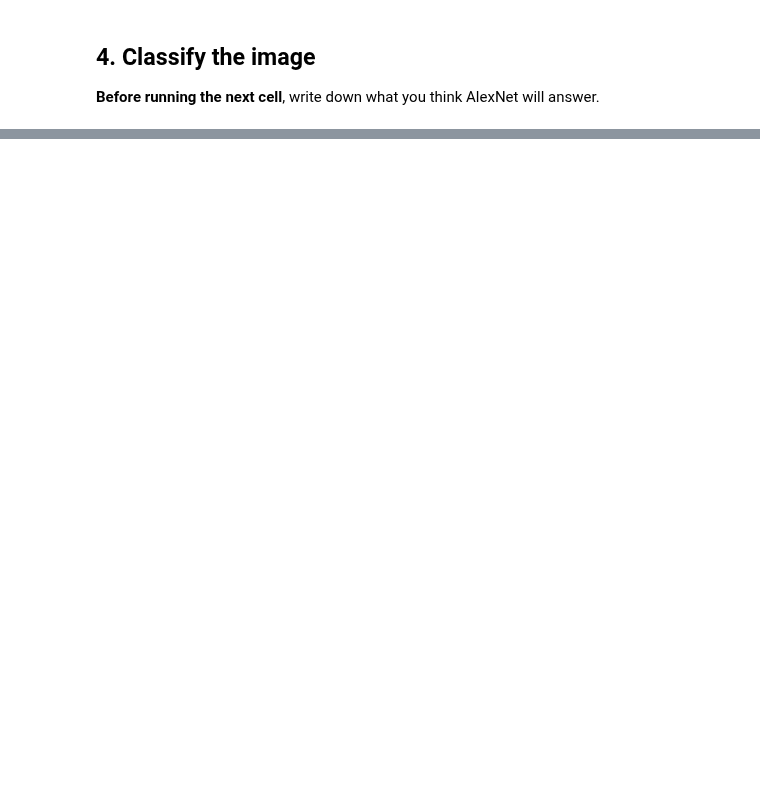
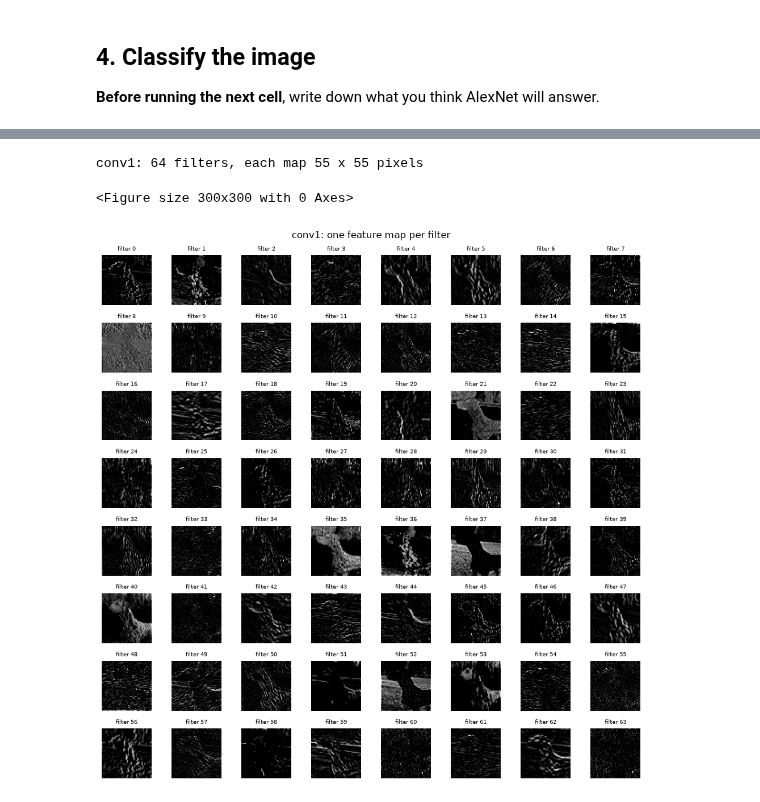
Before and after one commit to ekin-doga/Cognitive_Neuroscience_Update, a Jupyter notebook: Week2-AlexNet-Intro/CNU_Week2_AlexNet_intro.ipynb, the cells around one changed output, grey strips where cells are left out. Drawn from its saved outputs; the diff is of its cells as text; code cells hidden in the pictures; blank space fills up the shorter version.

Commit message:
Add conv1 feature maps to Week 2

```diff
--- a/Week2-AlexNet-Intro/CNU_Week2_AlexNet_intro.ipynb
+++ b/Week2-AlexNet-Intro/CNU_Week2_AlexNet_intro.ipynb
@@ -29,5 +29,5 @@ if not matches:
         "and accept the shared CNU folder in Sciebo?"
     )
 DATA = matches[0]
-IMAGE_FILE = DATA / "example.jpg"                            # the image we classify today
+IMAGE_FILE = DATA / "example.JPEG"                            # the image we classify today
 print(f"Using data from {DATA}")
@@ -134,0 +153,35 @@ plt.tight_layout(); plt.show()
+# %%
+feature_maps = {}   # here we will store the output of the layer
+
+def save_output(layer, inputs, output):
+    """Hook: store the layer's output for our single image ([0])."""
+    feature_maps["conv1"] = output[0].detach()
+
+# model.features[1] is the ReLU right after the first convolution (check with print(model))
+hook = model.features[1].register_forward_hook(save_output)
+
+# Run the image through the network once: the hook fills `feature_maps`
+with torch.no_grad():
+    model(x)
+
+# Remove the hook again, so it doesn't run every time we use the model
+hook.remove()
+
+maps = feature_maps["conv1"]
+print(f"conv1: {maps.shape[0]} filters, each map {maps.shape[1]} x {maps.shape[2]} pixels")
+# %% [output]
+conv1: 64 filters, each map 55 x 55 pixels
+# %%
+# The input image, for comparison
+plt.figure(figsize=(3, 3))
+# All 64 feature maps in an 8 x 8 grid
+fig, axes = plt.subplots(8, 8, figsize=(10, 10))
+for f, ax in enumerate(axes.ravel()):
+    ax.imshow(maps[f].numpy(), cmap="gray")
+    ax.set_title(f"filter {f}", fontsize=7)
+    ax.axis("off")
+fig.suptitle("conv1: one feature map per filter")
+plt.tight_layout(); plt.show()
+# %% [output]
+<Figure size 300x300 with 0 Axes>
+[figure, added]
```
Also changed, not shown: parts of 16 cells of this notebook.
